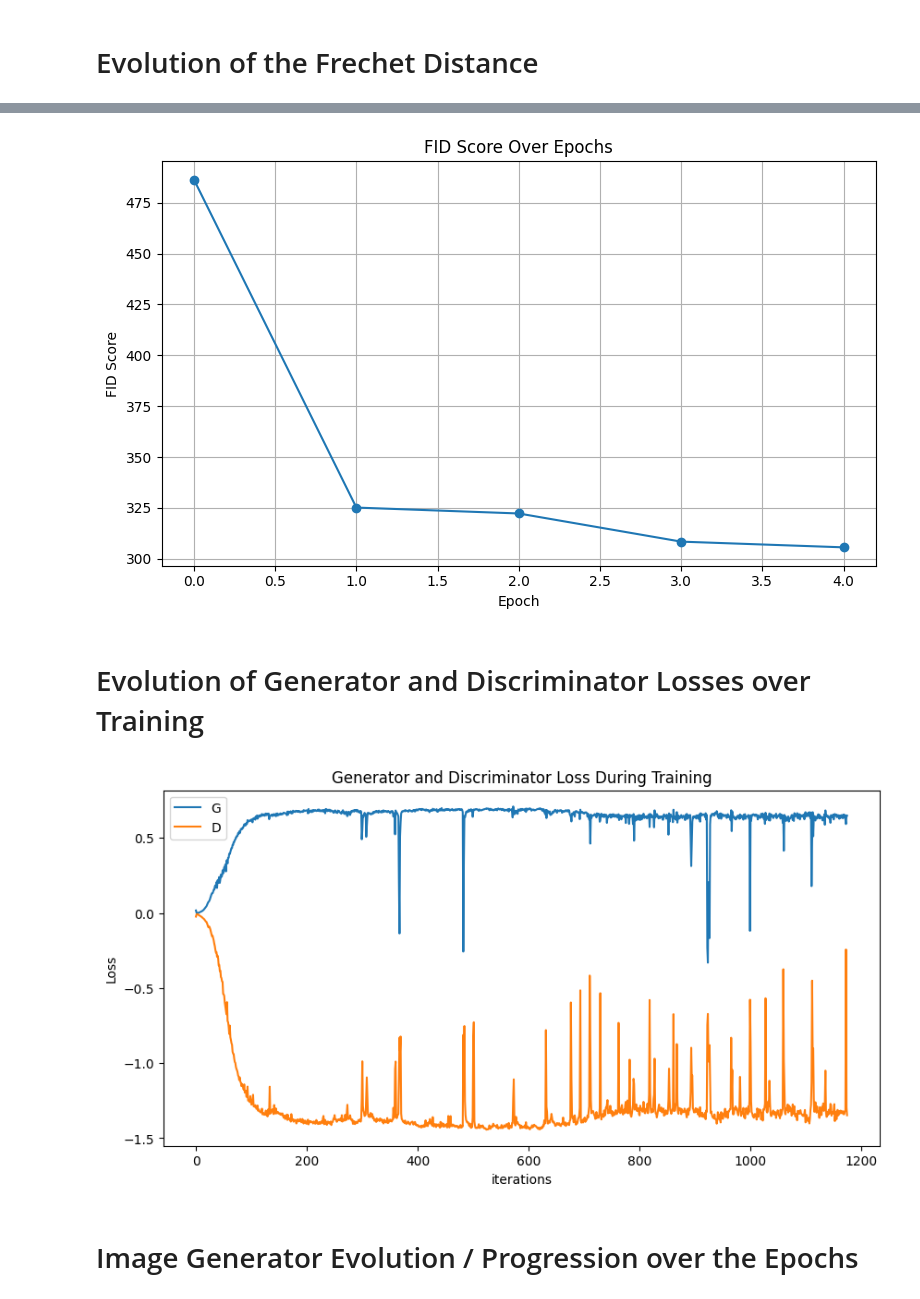
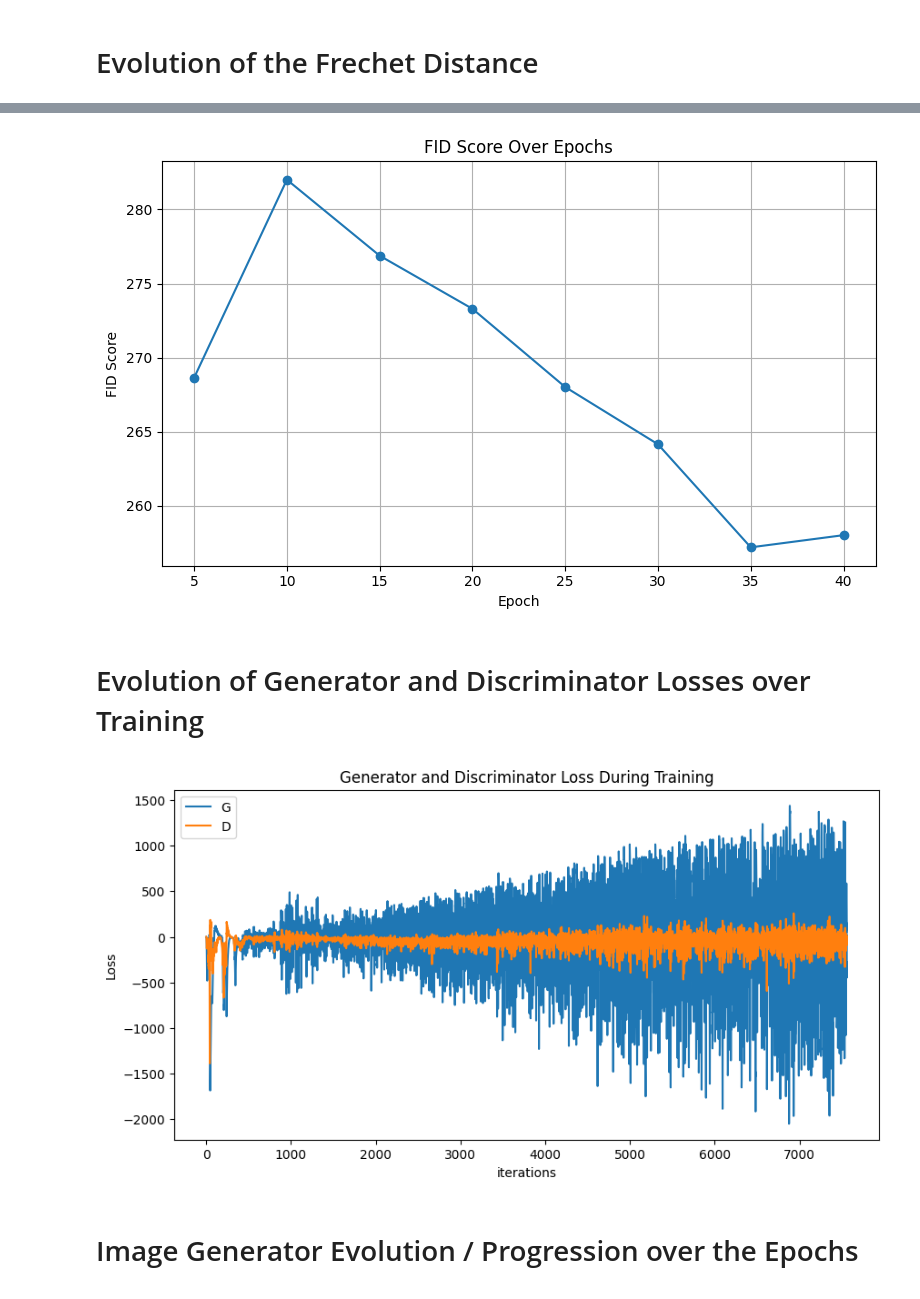
Before and after one commit to up202108724/ACPR, a Jupyter notebook: wgan.ipynb, the cells around one changed output, grey strips where cells are left out. Cells and saved outputs as stored; diff of their text form; code cells hidden in the pictures.

```diff
--- a/wgan.ipynb
+++ b/wgan.ipynb
@@ -70,7 +70,7 @@ torch.use_deterministic_algorithms(True) # Needed for reproducible results
 Random Seed:  999
 # %%
 # Root directory for dataset
-root_dir="images/wiki"
+root_dir="cropped2"
 
 # Number of workers for dataloader
 workers = 2
@@ -415,7 +415,7 @@ for epoch in range(num_epochs):
             'G_losses': G_losses,
             'D_losses': D_losses,
         }
-        with open(f"{checkpoint_path}/dcgan_with_label_flipping_checkpoint_epoch_{epoch+1}.pkl", "wb") as f:
+        with open(f"{checkpoint_path}/wgan_checkpoint_epoch_{epoch+1}.pkl", "wb") as f:
             pickle.dump(save_data, f)
         print(f"Checkpoint saved at epoch {epoch+1}")
 # %% [output]
@@ -435,10 +441,10 @@ KeyboardInterrupt:
 # %%
 import re
 from tqdm import tqdm
-
+torch.use_deterministic_algorithms(False)
 # ---- Settings ----
 checkpoint_dir = "checkpointswganvanilla/"
-checkpoint_pattern = r"dcgan_with_label_flipping_checkpoint_epoch_(\d+)\.pkl"
+checkpoint_pattern = r"wgan_checkpoint_epoch_(\d+)\.pkl"
 num_fid_batches = 10
 batch_size = 100
 device = torch.device("cuda" if torch.cuda.is_available() else "cpu")
@@ -504,16 +542,18 @@ for epoch, score in fid_results:
 # %%
-fid_epochs = list(range(num_epochs))  # [0, 1, 2, 3, 4]
+fid_epochs = [epoch for epoch, score in fid_results]
+fid_scores = [score for epoch, score in fid_results]
 
+# Plotting
 plt.figure(figsize=(8, 5))
-plt.plot(fid_epochs, FID_scores, marker='o', linestyle='-')
+plt.plot(fid_epochs, fid_scores, marker='o', linestyle='-')
 plt.title("FID Score Over Epochs")
 plt.xlabel("Epoch")
 plt.ylabel("FID Score")
 plt.grid(True)
 plt.tight_layout()
 plt.show()
 # %% [output]
-[figure, old version]
+[figure, new version]
 # %% [markdown]
 # Evolution of Generator and Discriminator Losses over Training
 # %%
@@ -526,7 +566,7 @@ plt.ylabel("Loss")
 plt.legend()
 plt.show()
 # %% [output]
-[figure, old version]
+[figure, new version]
 # %% [markdown]
 # Image Generator Evolution / Progression over the Epochs
 # %%
```
Also changed, not shown: parts of 4 cells of this notebook, 2 other files.
